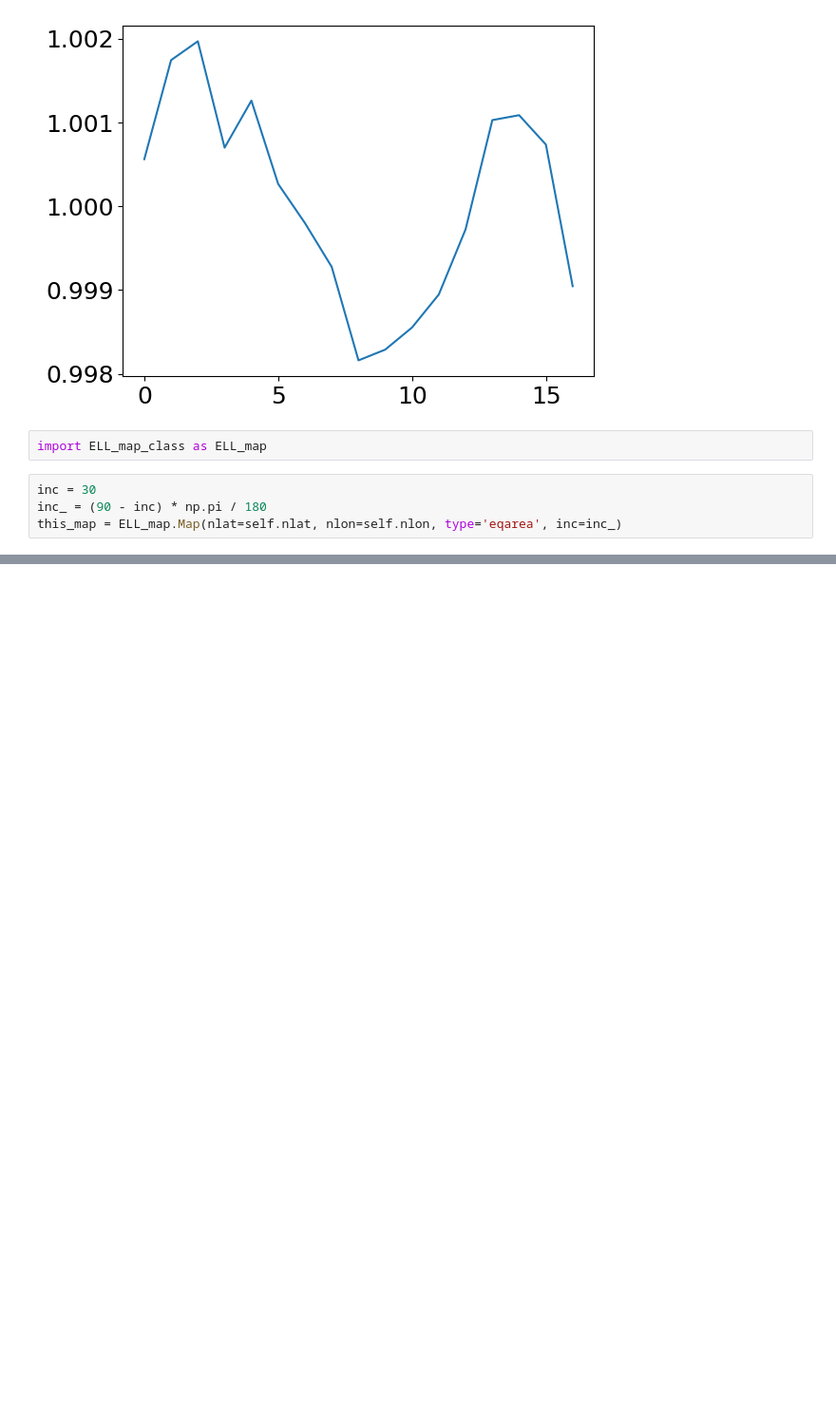
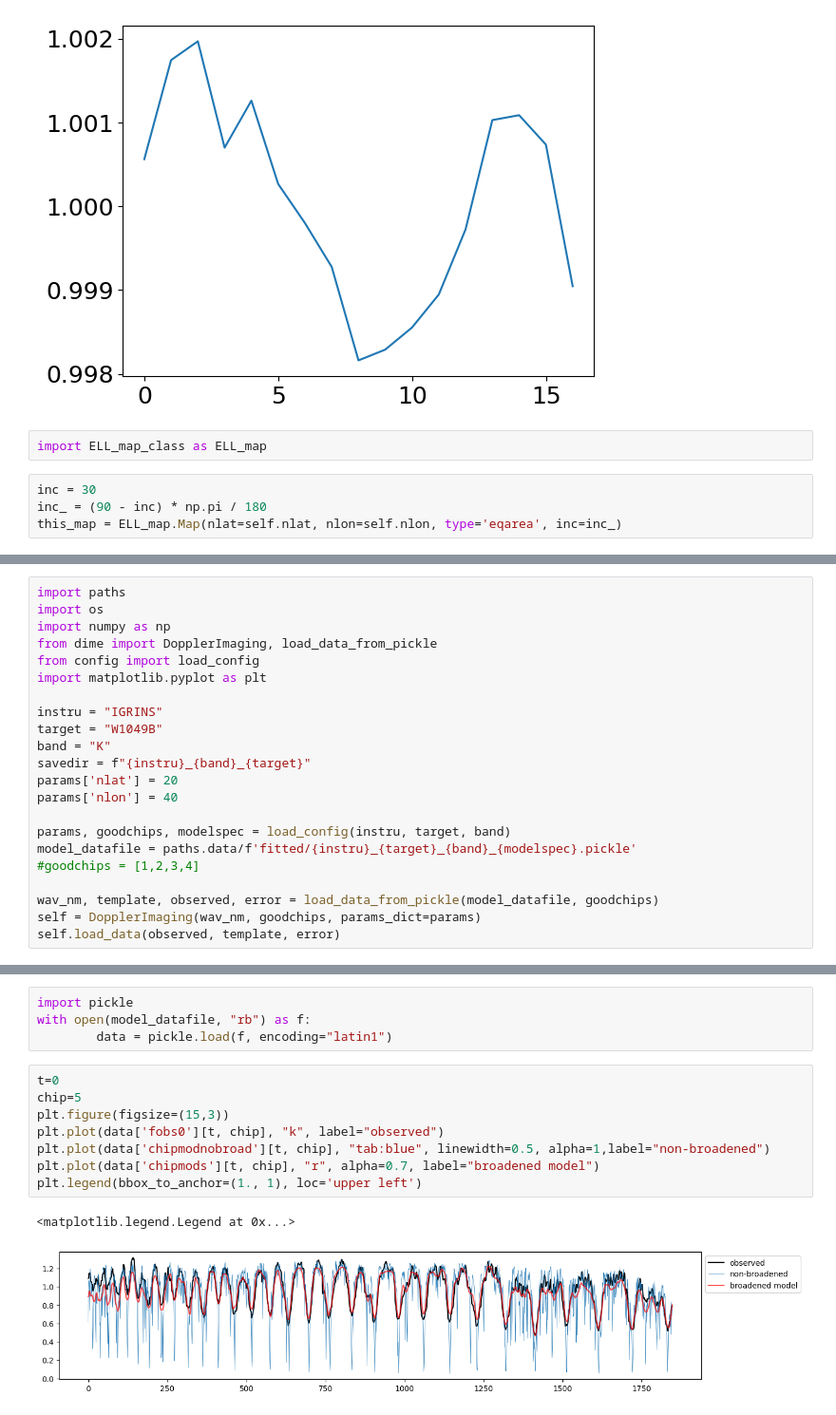
Before and after one commit to alphalyncis/doppler-imaging-maxentropy, a Jupyter notebook: src/test.ipynb, the cells around one changed output, grey strips where cells are left out. Shown at 95% size. Cells and saved outputs as stored; diff of their text form; blank space fills up the shorter version.

```diff
--- a/src/test.ipynb
+++ b/src/test.ipynb
@@ -495,0 +474,22 @@ np.cos(np.pi/3)
+# %%
+import paths
+import os
+import numpy as np
+from dime import DopplerImaging, load_data_from_pickle
+from config import load_config
+import matplotlib.pyplot as plt
+
+instru = "IGRINS"
+target = "W1049B"
+band = "K"
+savedir = f"{instru}_{band}_{target}"
+params['nlat'] = 20
+params['nlon'] = 40
+
+params, goodchips, modelspec = load_config(instru, target, band)
+model_datafile = paths.data/f'fitted/{instru}_{target}_{band}_{modelspec}.pickle'
+#goodchips = [1,2,3,4]
+
+wav_nm, template, observed, error = load_data_from_pickle(model_datafile, goodchips)
+self = DopplerImaging(wav_nm, goodchips, params_dict=params)
+self.load_data(observed, template, error)
@@ -495,0 +503,15 @@ np.cos(np.pi/3)
+# %%
+import pickle
+with open(model_datafile, "rb") as f:
+        data = pickle.load(f, encoding="latin1")
+# %%
+t=0
+chip=5
+plt.figure(figsize=(15,3))
+plt.plot(data['fobs0'][t, chip], "k", label="observed")
+plt.plot(data['chipmodnobroad'][t, chip], "tab:blue", linewidth=0.5, alpha=1,label="non-broadened")
+plt.plot(data['chipmods'][t, chip], "r", alpha=0.7, label="broadened model")
+plt.legend(bbox_to_anchor=(1., 1), loc='upper left')
+# %% [output]
+<matplotlib.legend.Legend at 0x...>
+[figure, added]
```
Also changed, not shown: parts of 14 cells of this notebook, 2 other files.
